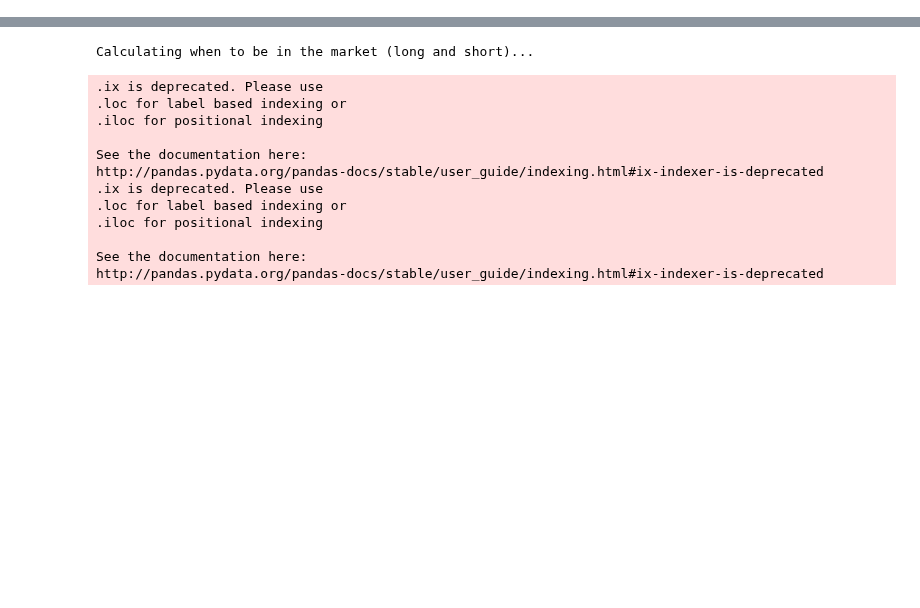
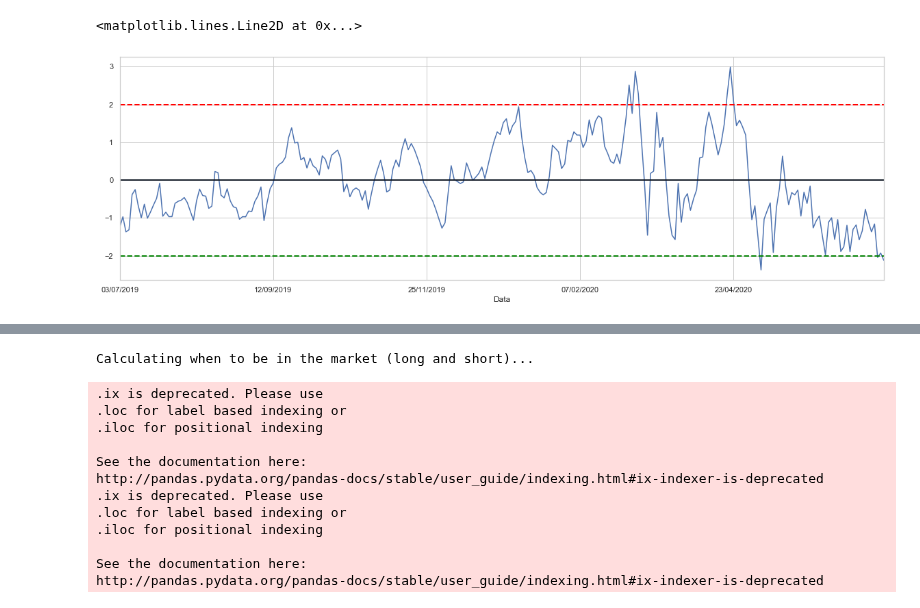
Before and after one commit to andreolvgomes/long-short-by-cointegration, a Jupyter notebook: Pairs-BackTests.ipynb, the cells around one changed output, grey strips where cells are left out. Drawn from its saved outputs; the diff is of its cells as text; code cells hidden in the pictures; blank space fills up the shorter version.

```diff
--- a/Pairs-BackTests.ipynb
+++ b/Pairs-BackTests.ipynb
@@ -9,5 +10,5 @@ import statsmodels.api as sm
 path_data_cart = 'datasets/data_cart.csv'
 # %%
 data = pd.read_csv(path_data_cart, index_col=0)
-data = data[::-1]
-data = data[:250]
+data = data[len(data)-250:]
+data.shape, data.index[0], data.index[-1]
@@ -13,0 +17,4 @@ data = data[:250]
+# %%
+"""data['Data'] = pd.to_datetime(data['Data'], format='%d/%m/%Y').dt.strftime('%Y-%m-%d')
+data.set_index('Data')
+data.reset_index(inplace=True)"""
@@ -14,4 +23,4 @@ data = data[:250]
 # %%
-y_symbol = 'TAEE11'
-x_symbol = 'USIM5'
+y_symbol = 'ENGI11'
+x_symbol = 'VVAR3'
 pairs = data[[y_symbol, x_symbol]].copy()
@@ -91,0 +27,6 @@ Creating the spread/zscore columns...
+# %%
+pairs=pairs[::-1]
+residue = mult.residue(pairs[y_symbol], pairs[x_symbol], len(pairs))
+pairs['spread']=residue
+pairs['zscore']=mult.zscore(residue)
+pairs=pairs[::-1]
@@ -91,0 +50,12 @@ Creating the spread/zscore columns...
+# %%
+z_entry_threshold = 2.0
+z_exit_threshold=1.0
+
+pairs['zscore'].plot(figsize=(20, 6))
+plt.axhline(pairs['zscore'].mean())
+plt.axhline(0, color='black',label='mean') # Add the mean of residual
+plt.axhline(z_entry_threshold, color='red', linestyle='--', linewidth=2)
+plt.axhline(-z_entry_threshold, color='green', linestyle='--', linewidth=2)
+# %% [output]
+<matplotlib.lines.Line2D at 0x...>
+[figure, added]
```
Also changed, not shown: parts of 16 cells of this notebook, 13 other files.
